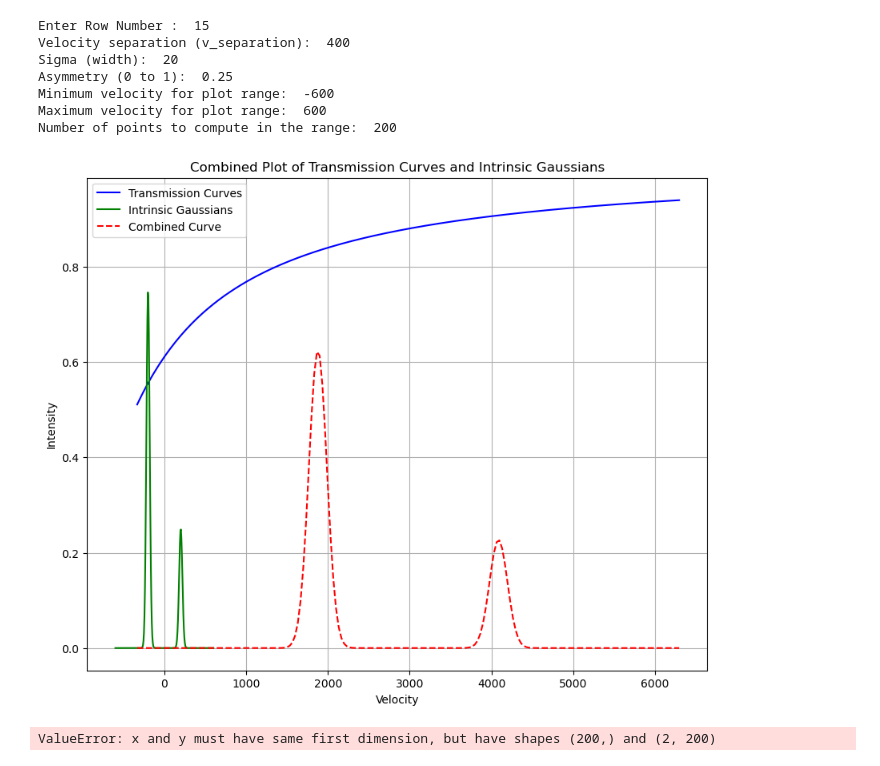
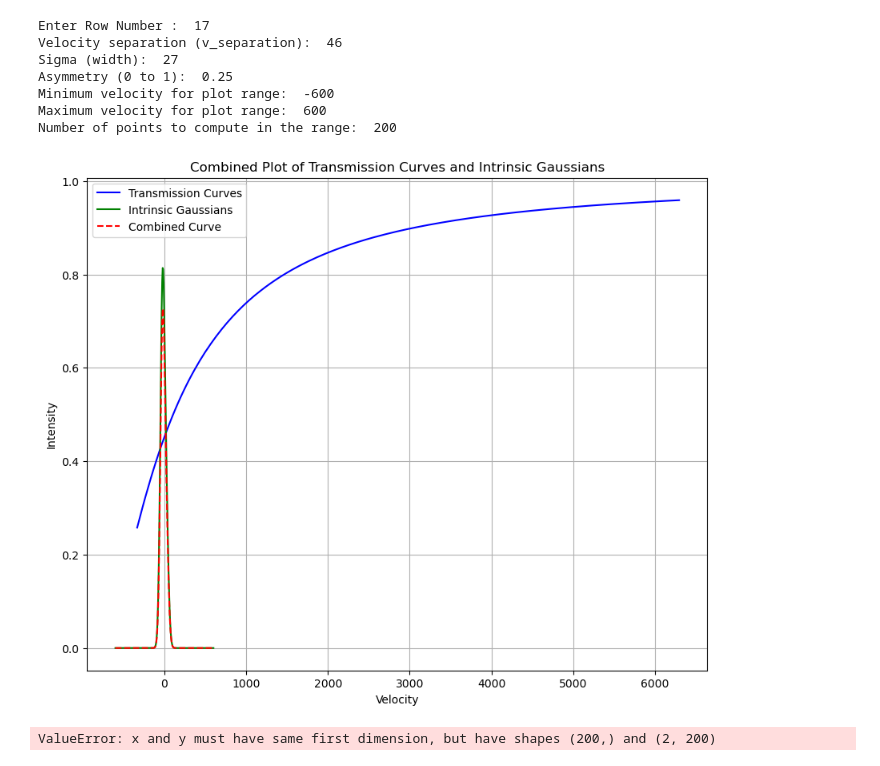
Before and after one commit to GGitanjali/Master-Thesis, a Jupyter notebook: code/test.ipynb, the cells around one changed output. Cells and saved outputs as stored; diff of their text form; code cells hidden in the pictures.

```diff
--- a/code/test.ipynb
+++ b/code/test.ipynb
@@ -15,38 +15,38 @@ def combined_plot():
     velocity_min = float(input("Minimum velocity for plot range: ")) ## have to put (-200, 200) otherwise the dimensions are not same
     velocity_max = float(input("Maximum velocity for plot range: "))
     num_points_velocity = int(input("Number of points to compute in the range: "))
 
     # Generate velocity range
     velocity =  np.linspace(velocity_min, velocity_max, num_points_velocity)
     x_gaussian, y_gaussian = instrinsic_gaussians(velocity, v_separation, sigma, asymmetry)
 
     # Multiply the curves
     y_combined = y_transmission * y_gaussian
 
     # Plot all curves
     plt.figure(figsize=(10, 8))
     plt.plot(x_transmission, y_transmission, label="Transmission Curves", color="blue")
     plt.plot(x_gaussian, y_gaussian, label="Intrinsic Gaussians", color="green")
-    plt.plot(x_transmission, y_combined, label="Combined Curve", color="red", linestyle="--")
+    plt.plot(x_gaussian, y_combined, label="Combined Curve", color="red", linestyle="--")
     plt.xlabel("Velocity")
     plt.ylabel("Intensity")
     plt.title("Combined Plot of Transmission Curves and Intrinsic Gaussians")
     plt.legend()
     plt.grid()
     plt.show()
 
 
 if __name__=="__main__":
     combined_plot()
 # %% [output]
-Enter Row Number :  15
-Velocity separation (v_separation):  400
-Sigma (width):  20
+Enter Row Number :  17
+Velocity separation (v_separation):  46
+Sigma (width):  27
 Asymmetry (0 to 1):  0.25
 Minimum velocity for plot range:  -600
 Maximum velocity for plot range:  600
 Number of points to compute in the range:  200
-[figure, old version]
+[figure, new version]
 # %%
 import numpy as np
 import matplotlib.pyplot as plt
```
Also changed, not shown: parts of 5 cells of this notebook, 20 other files.
